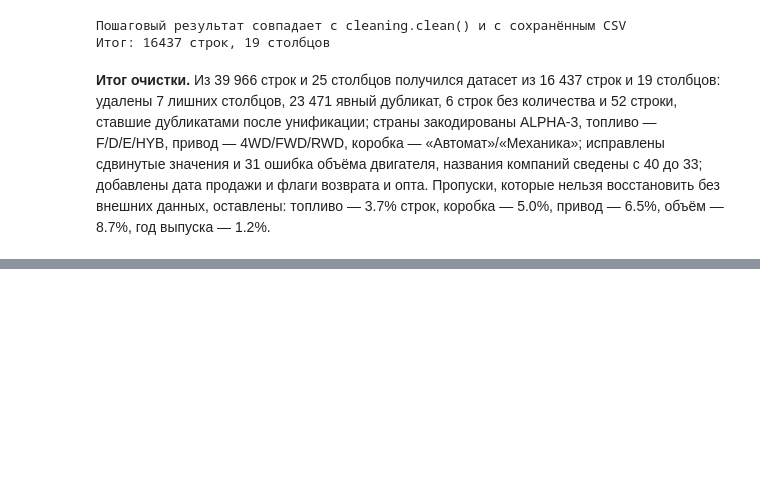
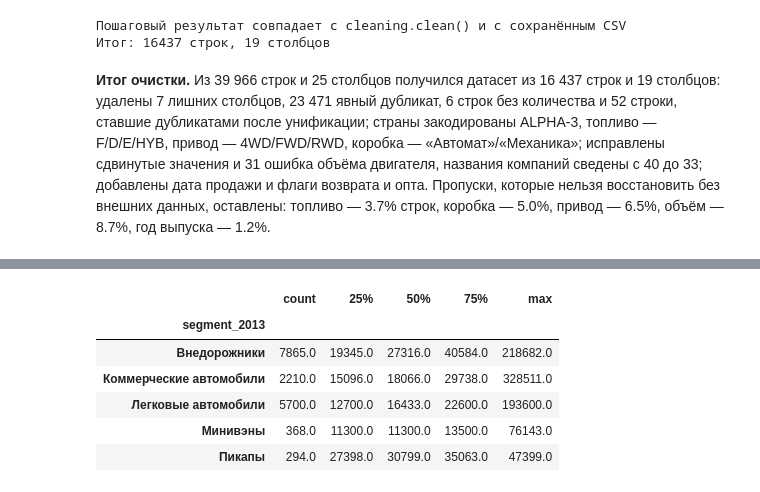
Before and after one commit to radif-ru/kz-auto-market, a Jupyter notebook: notebooks/kz-auto-market.ipynb, the cells around one changed output, grey strips where cells are left out. Saved outputs shown, nothing was run; the diff lists cells and outputs as text; code cells hidden in the pictures; blank space fills up the shorter version.

```diff
--- a/notebooks/kz-auto-market.ipynb
+++ b/notebooks/kz-auto-market.ipynb
@@ -537,0 +563,11 @@ print(f'Итог: {data.shape[0]} строк, {data.shape[1]} столбцов')
+# %%
+price_by_segment = data.groupby('segment_2013', observed=True)['price_usd'].describe()
+price_by_segment[['count', '25%', '50%', '75%', 'max']].round(0)
+# %% [output]
+|  | count | 25% | 50% | 75% | max |
+| segment_2013 |  |  |  |  |  |
+| Внедорожники | 7865.0 | 19345.0 | 27316.0 | 40584.0 | 218682.0 |
+| Коммерческие автомобили | 2210.0 | 15096.0 | 18066.0 | 29738.0 | 328511.0 |
+| Легковые автомобили | 5700.0 | 12700.0 | 16433.0 | 22600.0 | 193600.0 |
+| Минивэны | 368.0 | 11300.0 | 11300.0 | 13500.0 | 76143.0 |
+| Пикапы | 294.0 | 27398.0 | 30799.0 | 35063.0 | 47399.0 |
```
Also changed, not shown: parts of 4 cells of this notebook.
